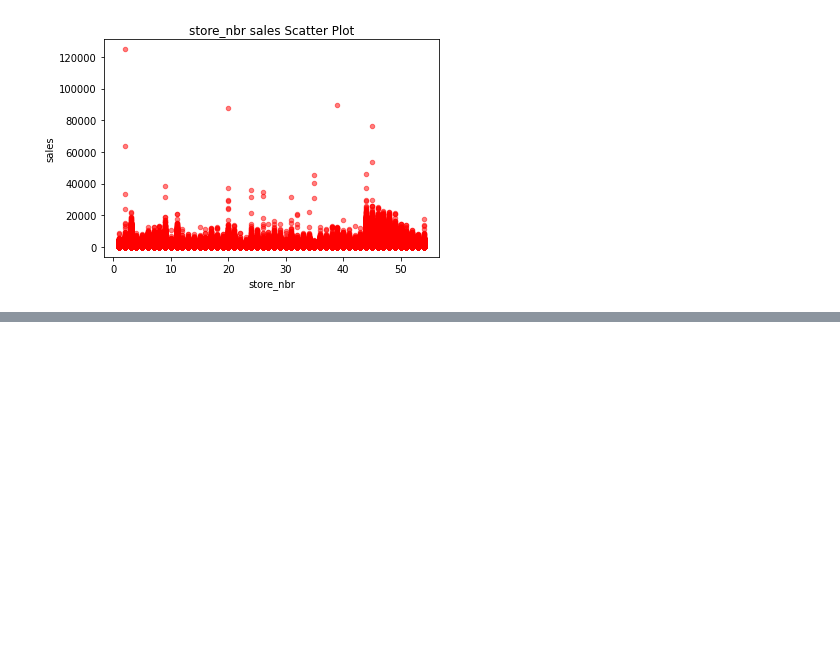
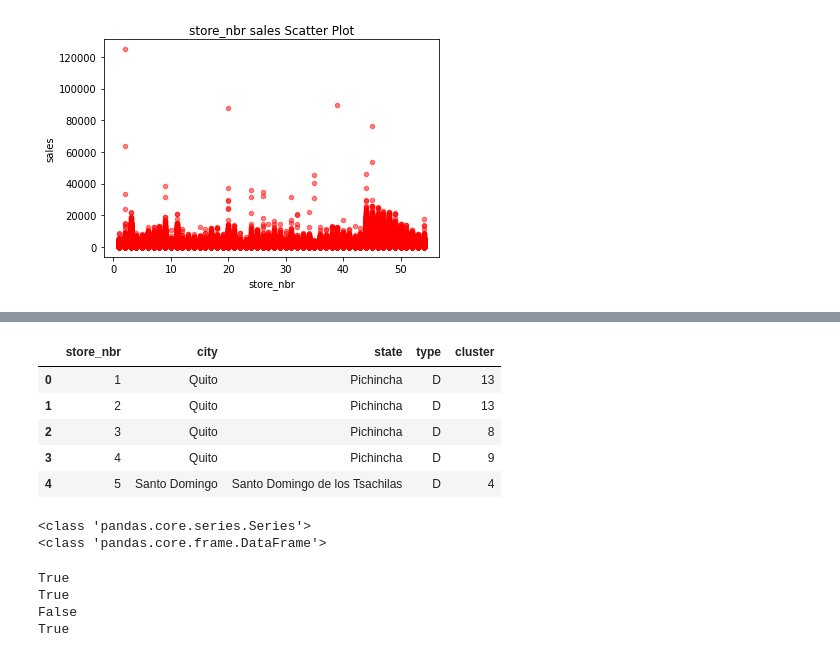
Before and after one commit to zuzanadostalova/Store_sales, a Jupyter notebook: Store_sales.ipynb, the cells around one changed output, grey strips where cells are left out. Cells and saved outputs as stored; diff of their text form; code cells hidden in the pictures; blank space fills up the shorter version.

```diff
--- a/Store_sales.ipynb
+++ b/Store_sales.ipynb
@@ -119,0 +167,30 @@ Text(0.5, 1.0, 'store_nbr sales Scatter Plot')
+# %%
+data = pd.read_csv('/content/drive/MyDrive/Colab Notebooks/store-sales-time-series-forecasting/stores.csv')
+data.head()
+# %% [output]
+|  | store_nbr | city | state | type | cluster |
+| 0 | 1 | Quito | Pichincha | D | 13 |
+| 1 | 2 | Quito | Pichincha | D | 13 |
+| 2 | 3 | Quito | Pichincha | D | 8 |
+| 3 | 4 | Quito | Pichincha | D | 9 |
+| 4 | 5 | Santo Domingo | Santo Domingo de los Tsachilas | D | 4 |
+# %%
+series = data['city']        # data['Defense'] = series
+print(type(series))
+data_frame = data[['city']]  # data[['Defense']] = data frame
+print(type(data_frame))
+# %% [output]
+<class 'pandas.core.series.Series'>
+<class 'pandas.core.frame.DataFrame'>
+# %%
+# Comparison operator
+print(3 > 2)
+print(3!=2)
+# Boolean operators
+print(True and False)
+print(True or False)
+# %% [output]
+True
+True
+False
+True
```
Also changed, not shown: parts of 8 cells of this notebook.
